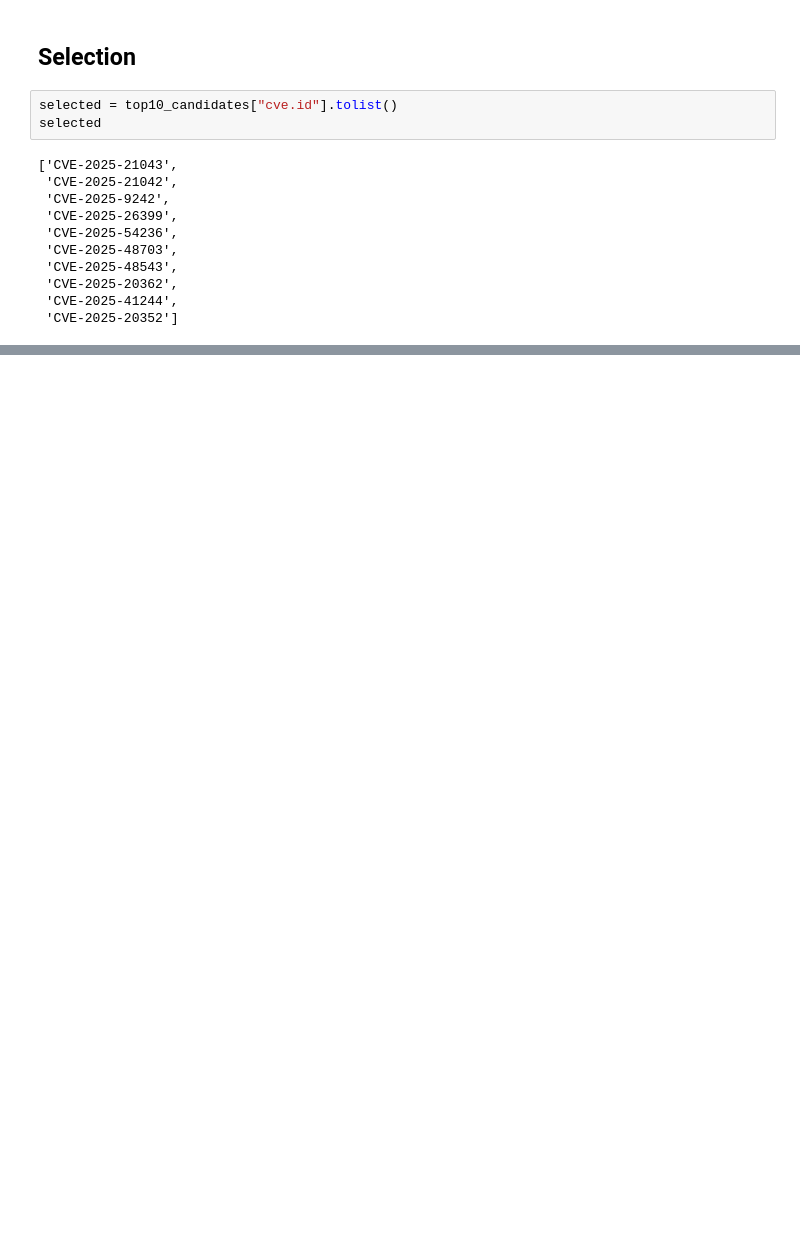
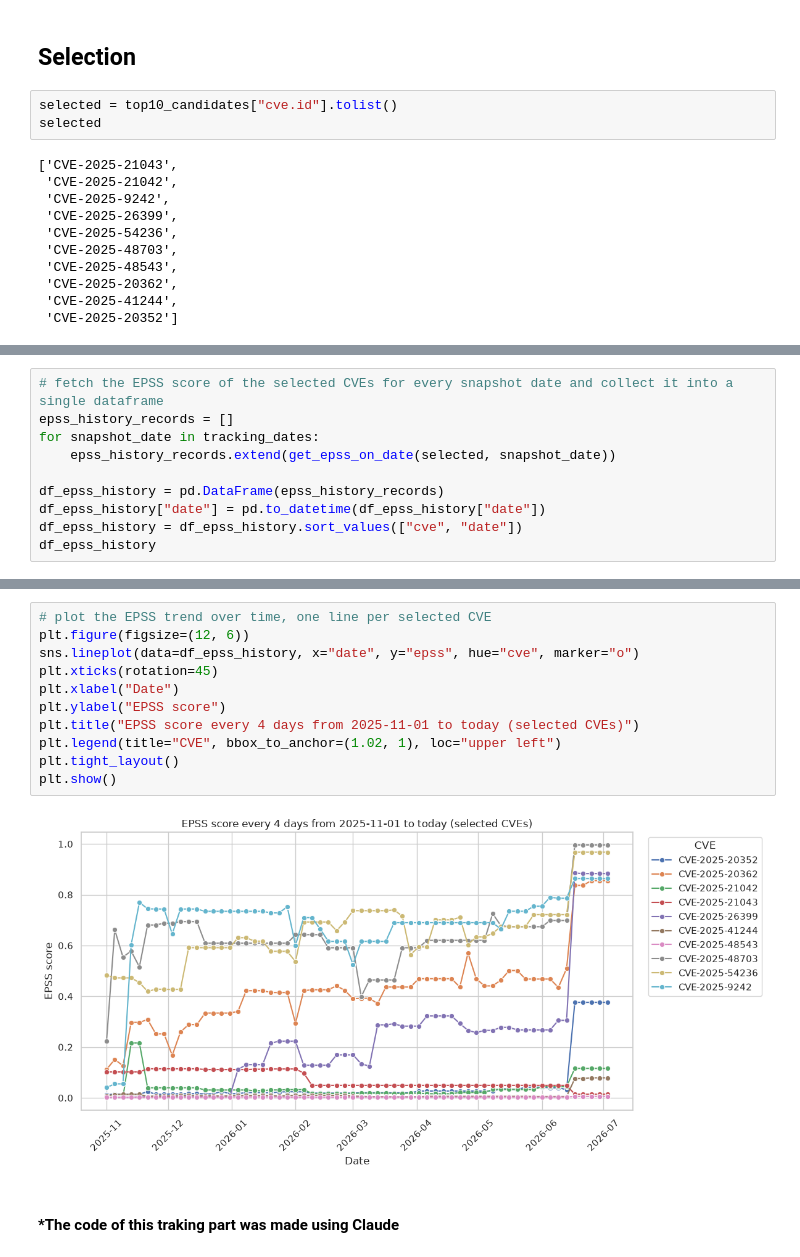
Before and after one commit to PasqualiniGabriele/505MI-LAB, a Jupyter notebook: 01_EPSS/LAB_EPSS.ipynb, the cells around one changed output, grey strips where cells are left out. Saved outputs shown, nothing was run; the diff lists cells and outputs as text; blank space fills up the shorter version.

```diff
--- a/01_EPSS/LAB_EPSS.ipynb
+++ b/01_EPSS/LAB_EPSS.ipynb
@@ -366,0 +413,10 @@ selected
+# %%
+# fetch the EPSS score of the selected CVEs for every snapshot date and collect it into a single dataframe
+epss_history_records = []
+for snapshot_date in tracking_dates:
+    epss_history_records.extend(get_epss_on_date(selected, snapshot_date))
+
+df_epss_history = pd.DataFrame(epss_history_records)
+df_epss_history["date"] = pd.to_datetime(df_epss_history["date"])
+df_epss_history = df_epss_history.sort_values(["cve", "date"])
+df_epss_history
@@ -366,0 +438,15 @@ selected
+# %%
+# plot the EPSS trend over time, one line per selected CVE
+plt.figure(figsize=(12, 6))
+sns.lineplot(data=df_epss_history, x="date", y="epss", hue="cve", marker="o")
+plt.xticks(rotation=45)
+plt.xlabel("Date")
+plt.ylabel("EPSS score")
+plt.title("EPSS score every 4 days from 2025-11-01 to today (selected CVEs)")
+plt.legend(title="CVE", bbox_to_anchor=(1.02, 1), loc="upper left")
+plt.tight_layout()
+plt.show()
+# %% [output]
+[figure, added]
+# %% [markdown]
+#### *The code of this traking part was made using Claude
```
Also changed, not shown: parts of 6 cells of this notebook.
